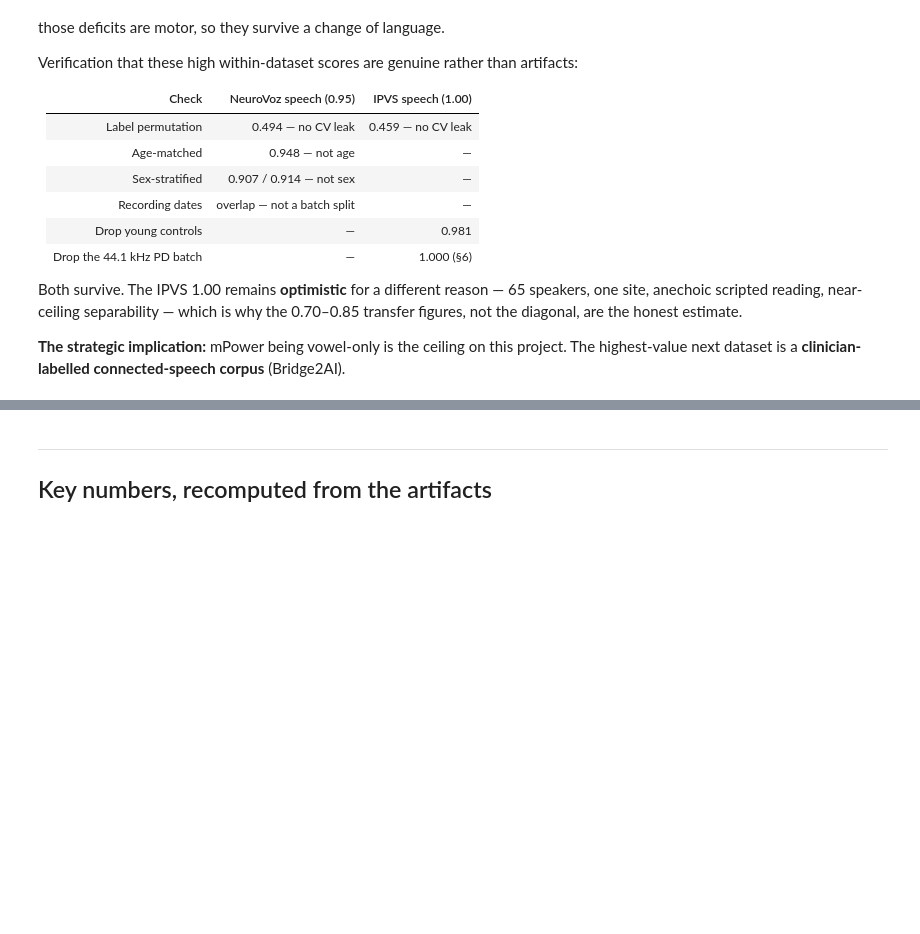
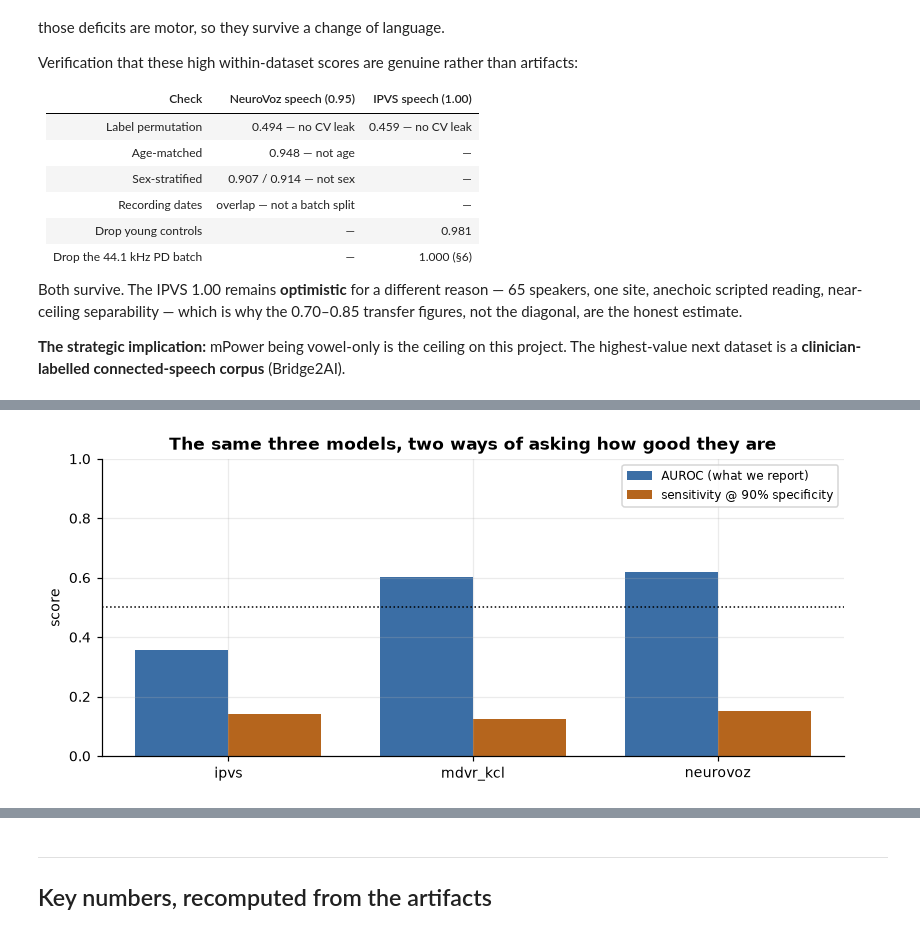
Before and after one commit to uaday/crosslingual-pd-voice, a Jupyter notebook: notebooks/50_data_and_results.ipynb, the cells around one changed output, grey strips where cells are left out. Drawn from its saved outputs; the diff is of its cells as text; code cells hidden in the pictures; blank space fills up the shorter version.

```diff
--- a/notebooks/50_data_and_results.ipynb
+++ b/notebooks/50_data_and_results.ipynb
@@ -91,6 +91,7 @@ ARTIFACTS = {
     "scaleup_agematched__xls-r-300m__L15__cap10.json": "scripts/scaleup_agematched.py --cap 10 --seeds 42,43,44,45,46",
     "classifier_comparison.csv":                    "scripts/classifier_comparison.py",
     "silence_audit.csv":                            "scripts/audits/silence_audit.py",
+    "literature_comparison.json":                   "scripts/literature_comparison.py",
     "embedding_probes.json":                        "scripts/embedding_probes.py",
     "objective_function.json":                      "scripts/objective_function.py",
     "encoder_layer_sweep.json":                     "scripts/encoder_layer_sweep.py",
@@ -2062,0 +2081,28 @@ highest-value next dataset is a **clinician-labelled connected-speech corpus** (
+# %%
+import glob
+
+tm_rows = []
+for f in sorted(glob.glob(str(LOGS / "layer2__xls-r-300m__*__L15.json"))):
+    d = json.loads(Path(f).read_text())
+    t = d.get("at_locked_threshold", {})
+    s90 = d.get("sensitivity_at_90_spec", {})
+    n_pd, n_hc = d.get("n_pd"), d.get("n_hc")
+    tm_rows.append(dict(
+        target=d.get("dataset"), n=d.get("n_subjects"),
+        # AUPRC has no fixed chance level: its baseline IS the prevalence, so an AUPRC
+        # must be read against this column or it means nothing.
+        prevalence=n_pd / (n_pd + n_hc) if n_pd and n_hc else np.nan,
+        AUROC=d["auroc"], AUPRC=d["auprc"],
+        ECE=d["ece"], MCE=d.get("mce"), Brier=d["brier"],
+        sens=t.get("sensitivity"), spec=t.get("specificity"), F1=t.get("f1"),
+        **{"sens@90%spec": s90.get("sensitivity")}))
+
+if tm_rows:
+    tm = pd.DataFrame(tm_rows).set_index("target")
+    print("A LOCKED mPOWER MODEL, EVALUATED ABROAD — every stored metric")
+    display(tm.round(3))
+    lift = (tm.AUPRC - tm.prevalence).round(3)
+    print("AUPRC minus prevalence (how much better than guessing at one threshold):")
+    print(lift.to_string())
+else:
+    print("run scripts/layer2_transfer.py")
@@ -2062,0 +2121,15 @@ highest-value next dataset is a **clinician-labelled connected-speech corpus** (
+# %%
+if tm_rows:
+    fig, ax = plt.subplots(figsize=(7.5, 3.4))
+    x = np.arange(len(tm)); w = 0.38
+    ax.bar(x - w / 2, tm.AUROC, w, color=WAVE, label="AUROC (what we report)")
+    ax.bar(x + w / 2, tm["sens@90%spec"], w, color=SPEC,
+           label="sensitivity @ 90% specificity")
+    ax.axhline(.5, ls=":", c="k", lw=1)
+    ax.set_xticks(x); ax.set_xticklabels(tm.index)
+    ax.set_ylabel("score"); ax.set_ylim(0, 1); ax.legend(fontsize=8)
+    ax.set_title("The same three models, two ways of asking how good they are",
+                 fontweight="bold")
+    fig.tight_layout(); plt.show()
+# %% [output]
+[figure, added]
```
Also changed, not shown: parts of 8 cells of this notebook, 2 other files.
